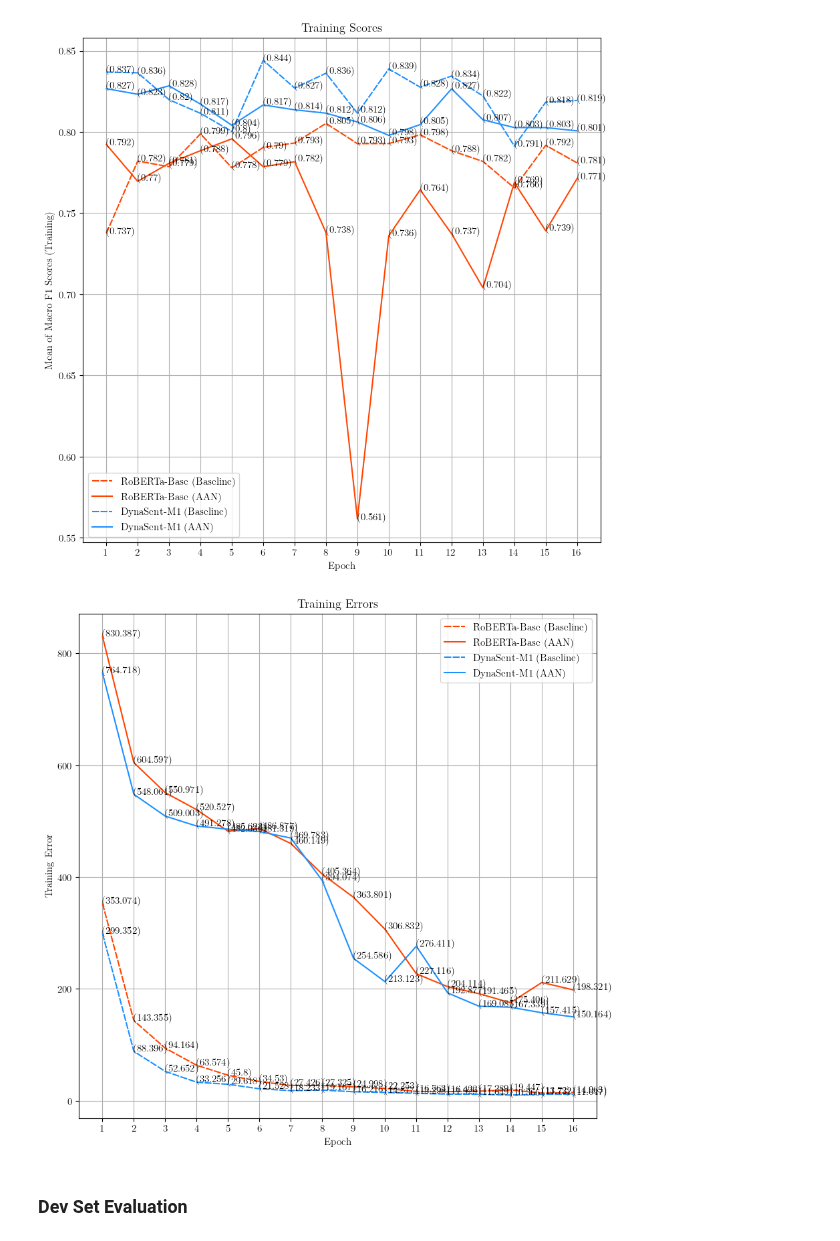
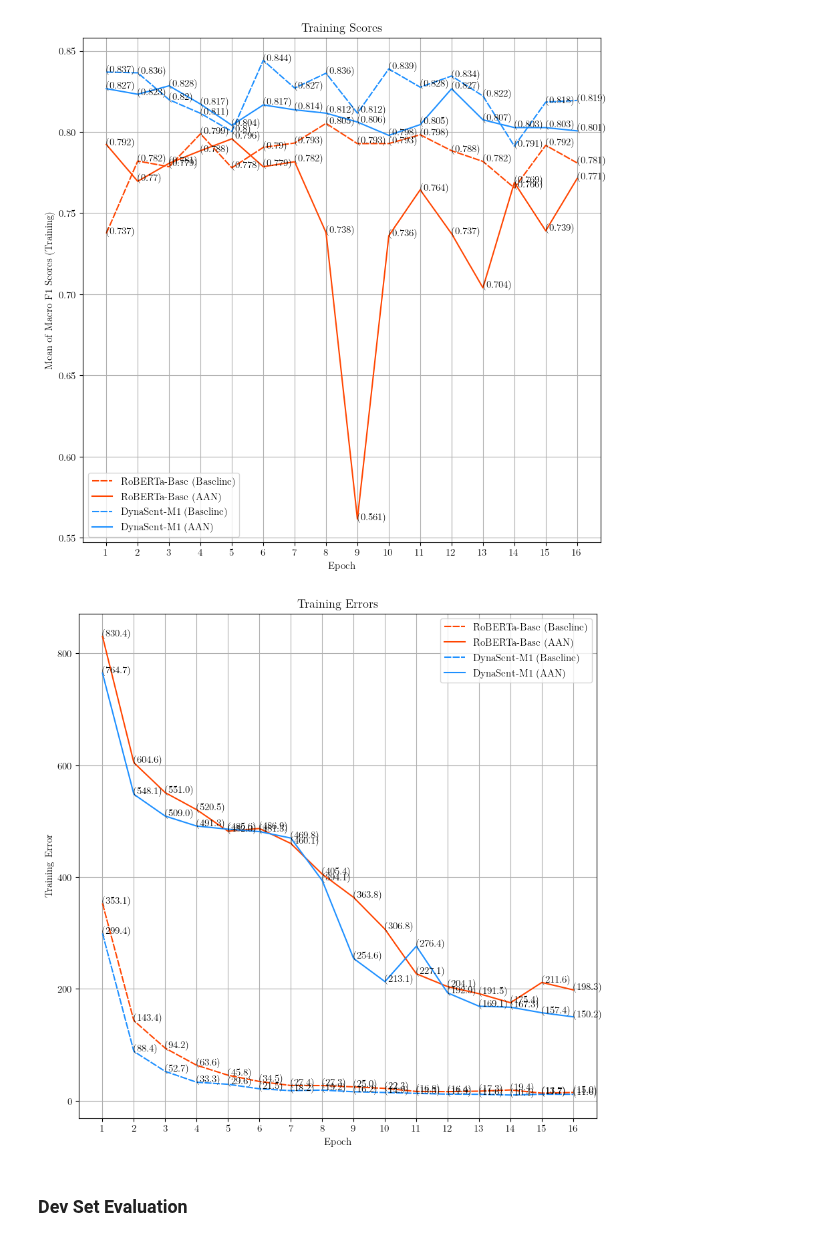
Before and after one commit to mukobi/Unsupervised-Concept-Based-Explanations-For-Sentiment-Analysis, a Jupyter notebook: evaluate_trained_models.ipynb, the cells around one changed output. Cells and saved outputs as stored; diff of their text form; code cells hidden in the pictures.

```diff
--- a/evaluate_trained_models.ipynb
+++ b/evaluate_trained_models.ipynb
@@ -120,26 +120,26 @@ plt.show()
 # %%
 # Plot training losses
 for experiment, color, linestyle in zip(experiments, colors, linestyles):
     errors = experiment['model'].training_errors
     epochs = list(range(1, len(errors) + 1))
     plt.plot(epochs, errors, label=f'{experiment["model"]}', color=color, linestyle=linestyle)
     # Data labels
-    rounded_errors = [round(error, 3) for error in errors]
+    rounded_errors = [round(error, 1) for error in errors]
     for xy in zip(epochs, rounded_errors):
         plt.annotate('(%s)' % xy[1], xy=xy, textcoords='data')
 
 plt.ylabel('Training Error')
 plt.xlabel('Epoch')
 plt.title('Training Errors')
 plt.grid()
 plt.xticks(epochs)
 plt.legend()
 
 plt.savefig(os.path.join('plots', 'Training Errors.png'))
 
 plt.show()
 # %% [output]
-[figure, old version]
+[figure, new version]
 # %% [markdown]
 ### Dev Set Evaluation
 # %%
```
Also changed, not shown: 3 other files.
